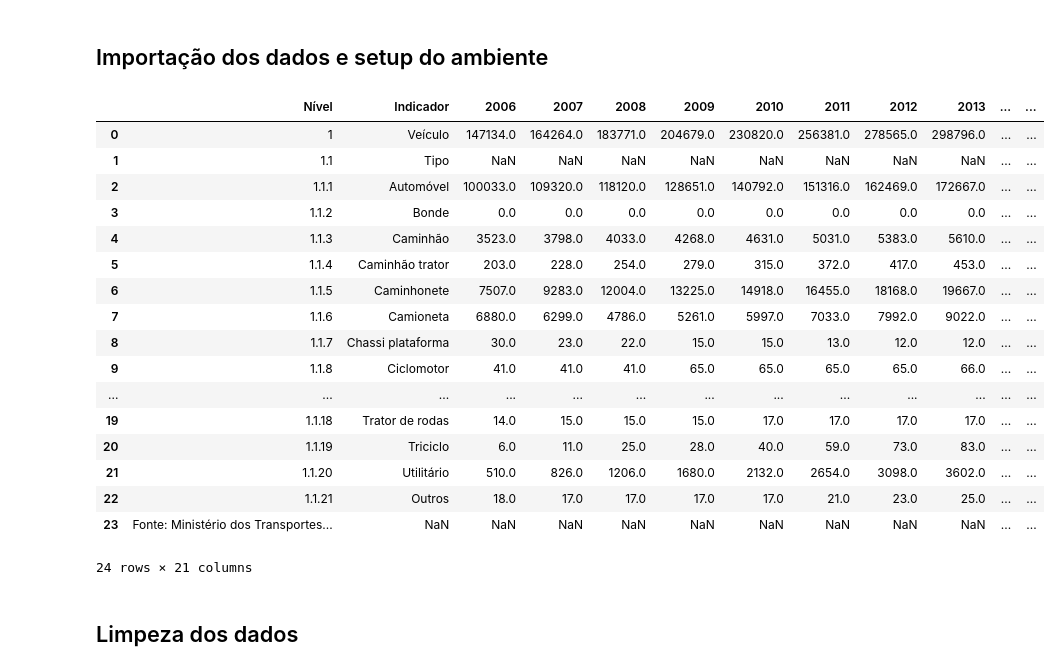
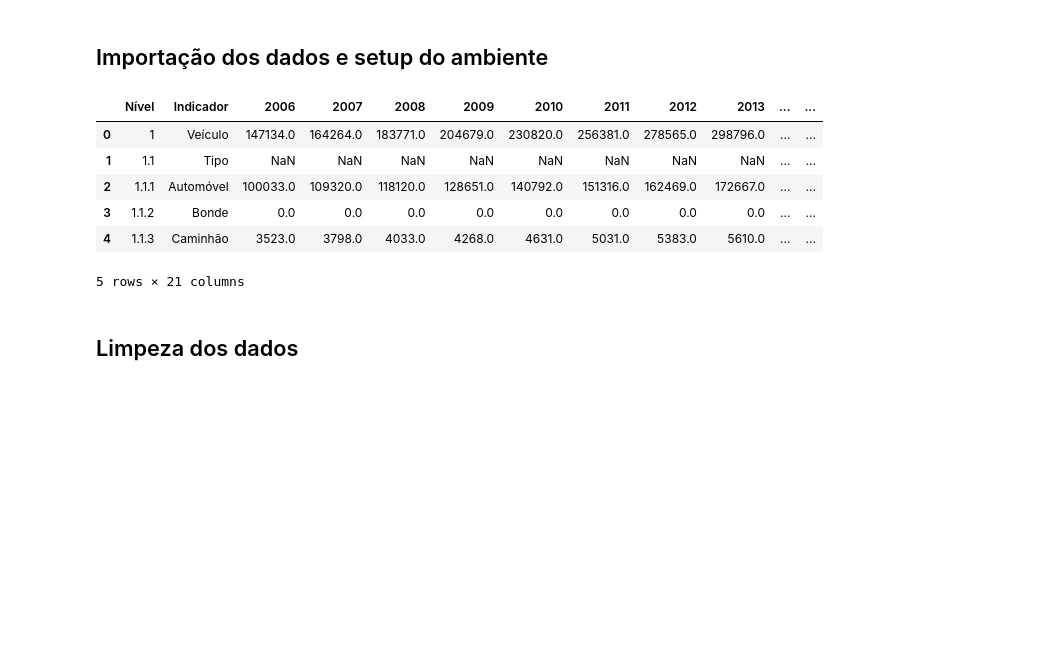
Before and after one commit to augustomiguel/seriestemporais, a Jupyter notebook: st_veiculos.ipynb, the cells around one changed output. Saved outputs shown, nothing was run; the diff lists cells and outputs as text; code cells hidden in the pictures; blank space fills up the shorter version.

```diff
--- a/st_veiculos.ipynb
+++ b/st_veiculos.ipynb
@@ -8,26 +8,15 @@ import numpy as np
 from matplotlib import pyplot as plt
 # %%
 veiculos = pd.read_csv("IBGE_frota_jp.csv", delimiter=';')
-veiculos
+veiculos.head()
 # %% [output]
 |  | Nível | Indicador | 2006 | 2007 | 2008 | 2009 | 2010 | 2011 | 2012 | 2013 | ... | ... |
 | 0 | 1 | Veículo | 147134.0 | 164264.0 | 183771.0 | 204679.0 | 230820.0 | 256381.0 | 278565.0 | 298796.0 | ... | ... |
 | 1 | 1.1 | Tipo | NaN | NaN | NaN | NaN | NaN | NaN | NaN | NaN | ... | ... |
 | 2 | 1.1.1 | Automóvel | 100033.0 | 109320.0 | 118120.0 | 128651.0 | 140792.0 | 151316.0 | 162469.0 | 172667.0 | ... | ... |
 | 3 | 1.1.2 | Bonde | 0.0 | 0.0 | 0.0 | 0.0 | 0.0 | 0.0 | 0.0 | 0.0 | ... | ... |
 | 4 | 1.1.3 | Caminhão | 3523.0 | 3798.0 | 4033.0 | 4268.0 | 4631.0 | 5031.0 | 5383.0 | 5610.0 | ... | ... |
-| 5 | 1.1.4 | Caminhão trator | 203.0 | 228.0 | 254.0 | 279.0 | 315.0 | 372.0 | 417.0 | 453.0 | ... | ... |
-| 6 | 1.1.5 | Caminhonete | 7507.0 | 9283.0 | 12004.0 | 13225.0 | 14918.0 | 16455.0 | 18168.0 | 19667.0 | ... | ... |
-| 7 | 1.1.6 | Camioneta | 6880.0 | 6299.0 | 4786.0 | 5261.0 | 5997.0 | 7033.0 | 7992.0 | 9022.0 | ... | ... |
-| 8 | 1.1.7 | Chassi plataforma | 30.0 | 23.0 | 22.0 | 15.0 | 15.0 | 13.0 | 12.0 | 12.0 | ... | ... |
-| 9 | 1.1.8 | Ciclomotor | 41.0 | 41.0 | 41.0 | 65.0 | 65.0 | 65.0 | 65.0 | 66.0 | ... | ... |
-| ... | ... | ... | ... | ... | ... | ... | ... | ... | ... | ... | ... | ... |
-| 19 | 1.1.18 | Trator de rodas | 14.0 | 15.0 | 15.0 | 15.0 | 17.0 | 17.0 | 17.0 | 17.0 | ... | ... |
-| 20 | 1.1.19 | Triciclo | 6.0 | 11.0 | 25.0 | 28.0 | 40.0 | 59.0 | 73.0 | 83.0 | ... | ... |
-| 21 | 1.1.20 | Utilitário | 510.0 | 826.0 | 1206.0 | 1680.0 | 2132.0 | 2654.0 | 3098.0 | 3602.0 | ... | ... |
-| 22 | 1.1.21 | Outros | 18.0 | 17.0 | 17.0 | 17.0 | 17.0 | 21.0 | 23.0 | 25.0 | ... | ... |
-| 23 | Fonte: Ministério dos Transportes... | NaN | NaN | NaN | NaN | NaN | NaN | NaN | NaN | NaN | ... | ... |
-24 rows × 21 columns
+5 rows × 21 columns
 # %% [markdown]
 ## Limpeza dos dados
 # %% [markdown]
```
Also changed, not shown: parts of 27 cells of this notebook.
